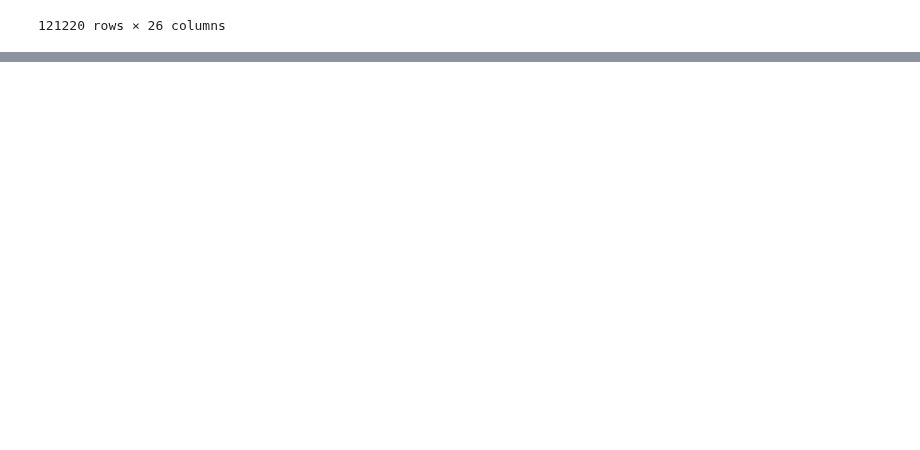
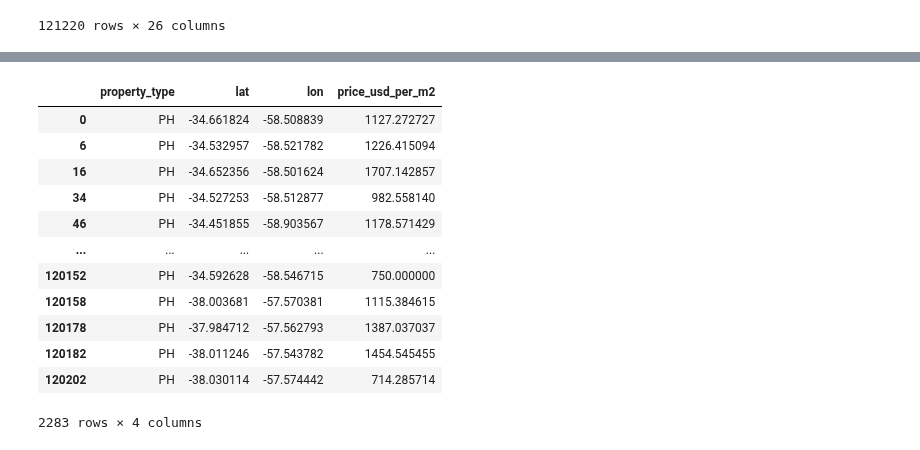
Before and after one commit to Facundo-Peloso/DH-TP-1---Grupo-10, a Jupyter notebook: Geolocalizacion.ipynb, the cells around one changed output, grey strips where cells are left out. Drawn from its saved outputs; the diff is of its cells as text; code cells hidden in the pictures; blank space fills up the shorter version.

```diff
--- a/Geolocalizacion.ipynb
+++ b/Geolocalizacion.ipynb
@@ -25,10 +25,12 @@ df
 | 121219 | 121219 | sell | apartment | Capital Federal | |Argentina|Capital Federal| | Argentina | Capital Federal | ... |
 121220 rows × 26 columns
 # %%
+tipo = df.iloc[:, 2]
 lat = df.iloc[:, 9]
 lon = df.iloc[:, 10]
+precio = df.iloc[:, 17]
 
-kepler = pd.concat([lat, lon], axis=1)
+kepler = pd.concat([tipo, lat, lon, precio], axis=1)
 # %%
 kepler.isna().sum()
 # %% [output]
@@ -37,4 +41,4 @@ lon    51550
 dtype: int64
 # %%
-kepler2 = kepler.dropna()
+kepler = kepler.dropna()
 # %%
@@ -45,0 +65,20 @@ dtype: int64
+# %%
+PH = kepler['property_type'] == 'PH'
+
+PH = kepler[PH]
+
+PH
+# %% [output]
+|  | property_type | lat | lon | price_usd_per_m2 |
+| 0 | PH | -34.661824 | -58.508839 | 1127.272727 |
+| 6 | PH | -34.532957 | -58.521782 | 1226.415094 |
+| 16 | PH | -34.652356 | -58.501624 | 1707.142857 |
+| 34 | PH | -34.527253 | -58.512877 | 982.558140 |
+| 46 | PH | -34.451855 | -58.903567 | 1178.571429 |
+| ... | ... | ... | ... | ... |
+| 120152 | PH | -34.592628 | -58.546715 | 750.000000 |
+| 120158 | PH | -38.003681 | -57.570381 | 1115.384615 |
+| 120178 | PH | -37.984712 | -57.562793 | 1387.037037 |
+| 120182 | PH | -38.011246 | -57.543782 | 1454.545455 |
+| 120202 | PH | -38.030114 | -57.574442 | 714.285714 |
+2283 rows × 4 columns
```
Also changed, not shown: parts of 28 cells of this notebook.
